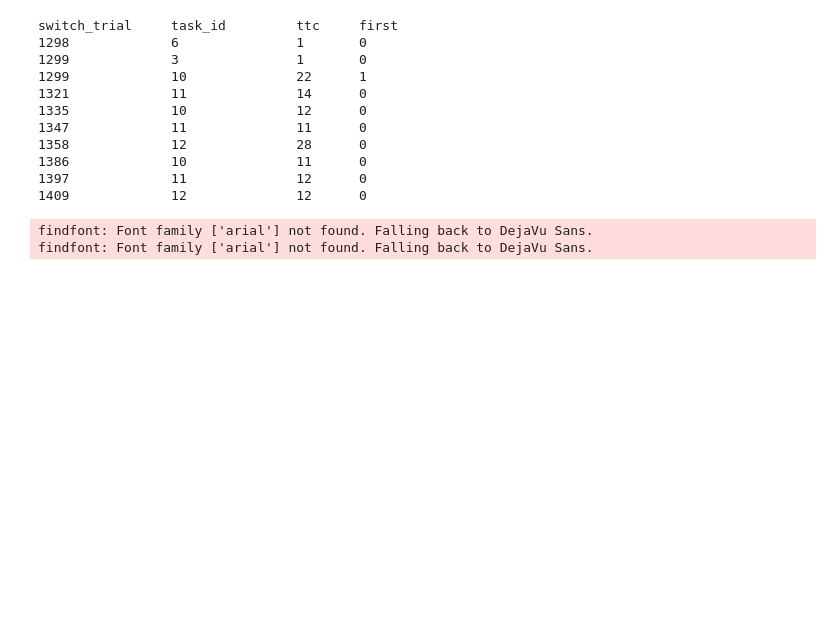
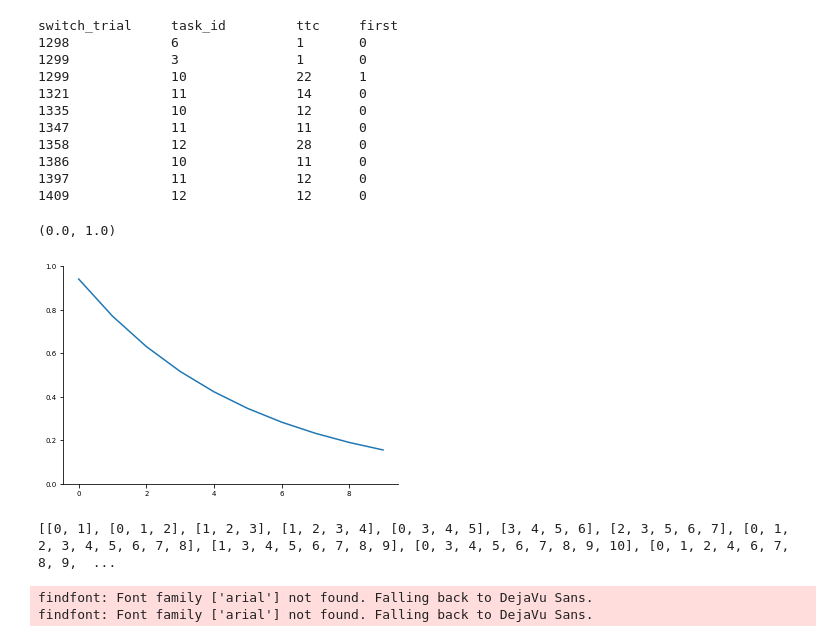
Before and after one commit to hummosa/Thalamus, a Jupyter notebook: analysis/analyzing_control_exp_shuffle_additive_gates.ipynb, the cells around one changed output. Saved outputs shown, nothing was run; the diff lists cells and outputs as text; code cells hidden in the pictures; blank space fills up the shorter version.

```diff
--- a/analysis/analyzing_control_exp_shuffle_additive_gates.ipynb
+++ b/analysis/analyzing_control_exp_shuffle_additive_gates.ipynb
@@ -169,6 +169,24 @@ switch_trial     task_id         ttc     first
 1386             10              11      0
 1397             11              12      0
 1409             12              12      0
+# %%
+x = np.arange(0, 10, 1)
+func = np.exp(-0.2*(x+.3))
+# func = 0.9 * (1-x) + 0.1 * x
+plt.plot(x, func)
+plt.gca().set_ylim([0,1])
+# %% [output]
+(0.0, 1.0)
+[figure, added]
+# %%
+tasks = list(range(15))
+task_sub_seqs = [[config.tasks_id_name[i] for i in range(s) if np.random.uniform() < np.exp(-0.1*((s-i)+.3))+0.1] for s in range(2, args.num_of_tasks+1)] # interleave tasks and add one task at a time
+ts = [[tasks[i] for i in range(s) if np.random.uniform() < np.exp(-0.1*((s-i)+.3))+0.1] for s in range(2,len(tasks))]
+ts = [[tasks[i] for i in range(s) if np.random.uniform()-0.1 < np.exp(-0.1*((s-i)+.3))] for s in range(2,len(tasks))]
+# ts = [[tasks[i] for i in range(s) if np.random.uniform()< np.exp(-0.1*(s-i))] for s in range(2,len(tasks))]
+print(ts)
+# %% [output]
+[[0, 1], [0, 1, 2], [1, 2, 3], [1, 2, 3, 4], [0, 3, 4, 5], [3, 4, 5, 6], [2, 3, 5, 6, 7], [0, 1, 2, 3, 4, 5, 6, 7, 8], [1, 3, 4, 5, 6, 7, 8, 9], [0, 3, 4, 5, 6, 7, 8, 9, 10], [0, 1, 2, 4, 6, 7, 8, 9,  ...
 # %%
 exp_name = 'shuffle_add'
 rehearsal_ttcs = []
```
Also changed, not shown: parts of 4 cells of this notebook, 7 other files.
